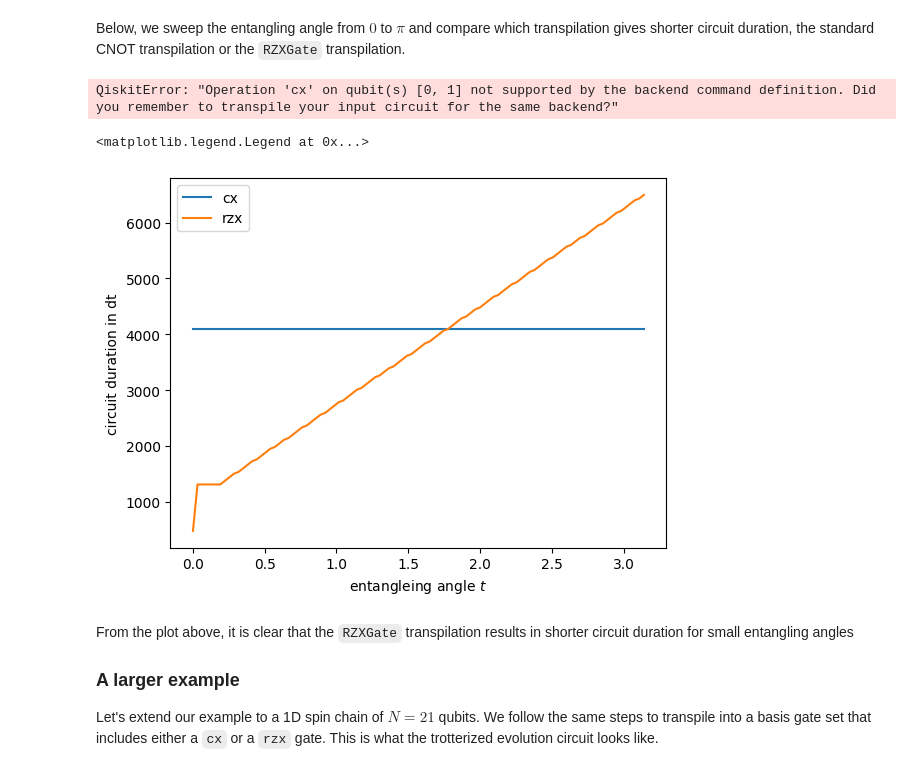
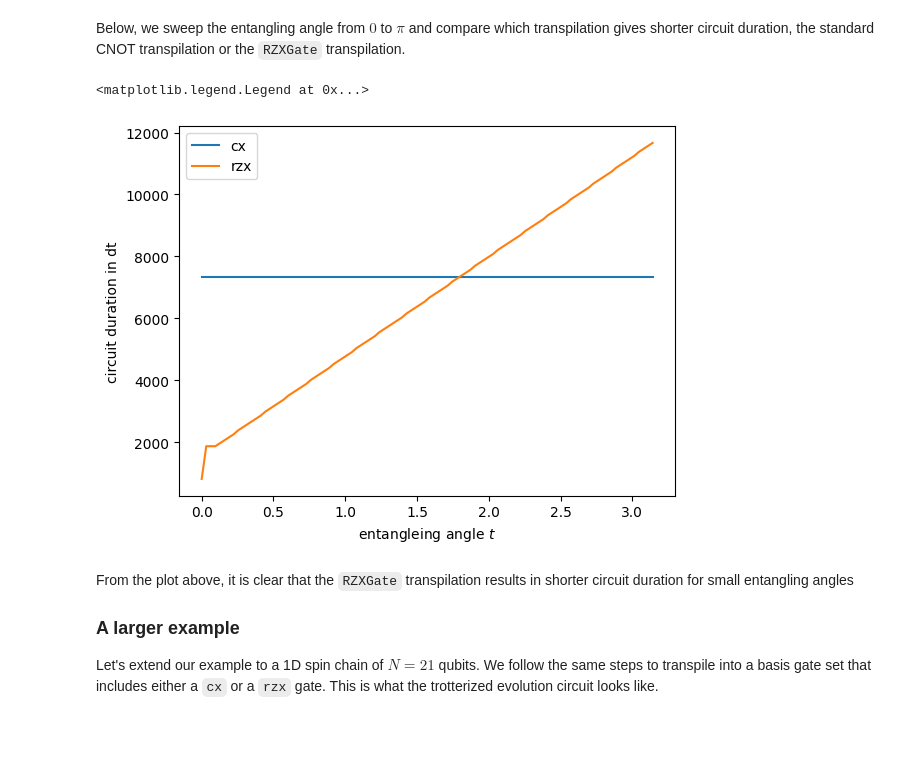
Before and after one commit to IBM-Quantum-Technical-Enablement/quantum-enablement, a Jupyter notebook: docs/notebooks/pulse_efficient_transpilation_qsim.ipynb, the cells around one changed output. Drawn from its saved outputs; the diff is of its cells as text; code cells hidden in the pictures; blank space fills up the shorter version.

```diff
--- a/docs/notebooks/pulse_efficient_transpilation_qsim.ipynb
+++ b/docs/notebooks/pulse_efficient_transpilation_qsim.ipynb
@@ -81,8 +86,8 @@ Let's compare the following two transpilation methods:
 We will compare the two-qubit circuit depth of the transpiled circuits. We only count the two-qubit gates here since they are considered more 'costly' as they have longer gate time than single-qubit gates and have a higher error rate.
 # %%
 # transpile into CNOT gates
-cx_circ = transpile(qc, basis_gates=['cx', 'x', 'sx', 'rz'])
-print(f'two-qubit circuit depth = {cx_circ.depth(lambda x: x[0].num_qubits == 2)}')
-cx_circ.draw('mpl')
+ecr_circ = transpile(qc, basis_gates=['ecr', 'x', 'sx', 'rz'])
+print(f'two-qubit circuit depth = {ecr_circ.depth(lambda x: x[0].num_qubits == 2)}')
+ecr_circ.draw('mpl')
 # %% [output]
 two-qubit circuit depth = 2
@@ -101,8 +106,6 @@ The RZX transpilation results in three `RZXGate`s, which effectively shortens th
 Notice that in the `RZXGate` transpiled circuit, the `RZXGate`s are parameterized by the angle `Jt.` To properly implement the gate, we need to instruct the hardware on the proper pulse schedule. This is done by creating a customized [pulse gate](https://qiskit.org/documentation/tutorials/circuits_advanced/05_pulse_gates.html) by attaching a stretched pulse schedule to the `RZXGate` based on the desired entangling angle.
 
 To show how to do this, we first pick a backend to transpile the circuit to and assign values to the circuit paramters.
-# %%
-backend = service.get_backend('ibm_osaka')
 # %%
 J = 1
 h = 1
@@ -128,16 +131,16 @@ Not all 2-qubit unitary will result in shorter circuit duration. It depends on t
 ### estimate circuit duration
 # %%
 # transpile to CNOT and get circuit duration
-def cal_cx_circ_duration(circuit: QuantumCircuit, backend: Backend, params: Dict) -> int:
+def cal_ecr_circ_duration(circuit: QuantumCircuit, backend: Backend, params: Dict) -> int:
     # transpile circuit into cx basis gate, get duration
-    cx_circ = transpile(circuit, basis_gates=['cx', 'x', 'sx', 'rz'])
+    ecr_circ = transpile(circuit, basis_gates=['ecr', 'x', 'sx', 'rz'])
     # assign parameters
-    parameters = cx_circ.parameters
+    parameters = ecr_circ.parameters
     params_dict = {parameters[0]: params['Jt'],
                 parameters[1]: params['ht']}
-    cx_circ.assign_parameters(params_dict, inplace=True)
+    ecr_circ.assign_parameters(params_dict, inplace=True)
     # schedule
-    circuits_transpiled = build_schedule(cx_circ, backend)
+    circuits_transpiled = build_schedule(ecr_circ, backend)
     return circuits_transpiled.duration
 
 # transpile to rzx and get circuit duration
@@ -161,19 +164,17 @@ def cal_rzx_circ_duration(circuit: QuantumCircuit, backend: Backend, params: Dic
 Below, we sweep the entangling angle from $0$ to $\pi$ and compare which transpilation gives shorter circuit duration, the standard CNOT transpilation or the `RZXGate` transpilation.
 # %%
 angles = np.linspace(0, np.pi, 100)
-cx_durations = [cal_cx_circ_duration(qc, backend, {'Jt': J*t, 'ht': h*t}) for t in angles]
+ecr_durations = [cal_ecr_circ_duration(qc, backend, {'Jt': J*t, 'ht': h*t}) for t in angles]
 rzx_durations = [cal_rzx_circ_duration(qc, backend, {'Jt': J*t, 'ht': h*t}) for t in angles]
-# %% [output]
-QiskitError: "Operation 'cx' on qubit(s) [0, 1] not supported by the backend command definition. Did you remember to transpile your input circuit for the same backend?"
 # %%
-plt.plot(angles, cx_durations,label='cx')
+plt.plot(angles, ecr_durations,label='cx')
 plt.plot(angles, rzx_durations, label='rzx')
 plt.xlabel(r'entangleing angle $t$')
 plt.ylabel('circuit duration in dt')
 plt.legend()
 # %% [output]
 <matplotlib.legend.Legend at 0x...>
-[figure, old version]
+[figure, new version]
 # %% [markdown]
 From the plot above, it is clear that the `RZXGate` transpilation results in shorter circuit duration for small entangling angles
 
```
Also changed, not shown: parts of 9 cells of this notebook.
